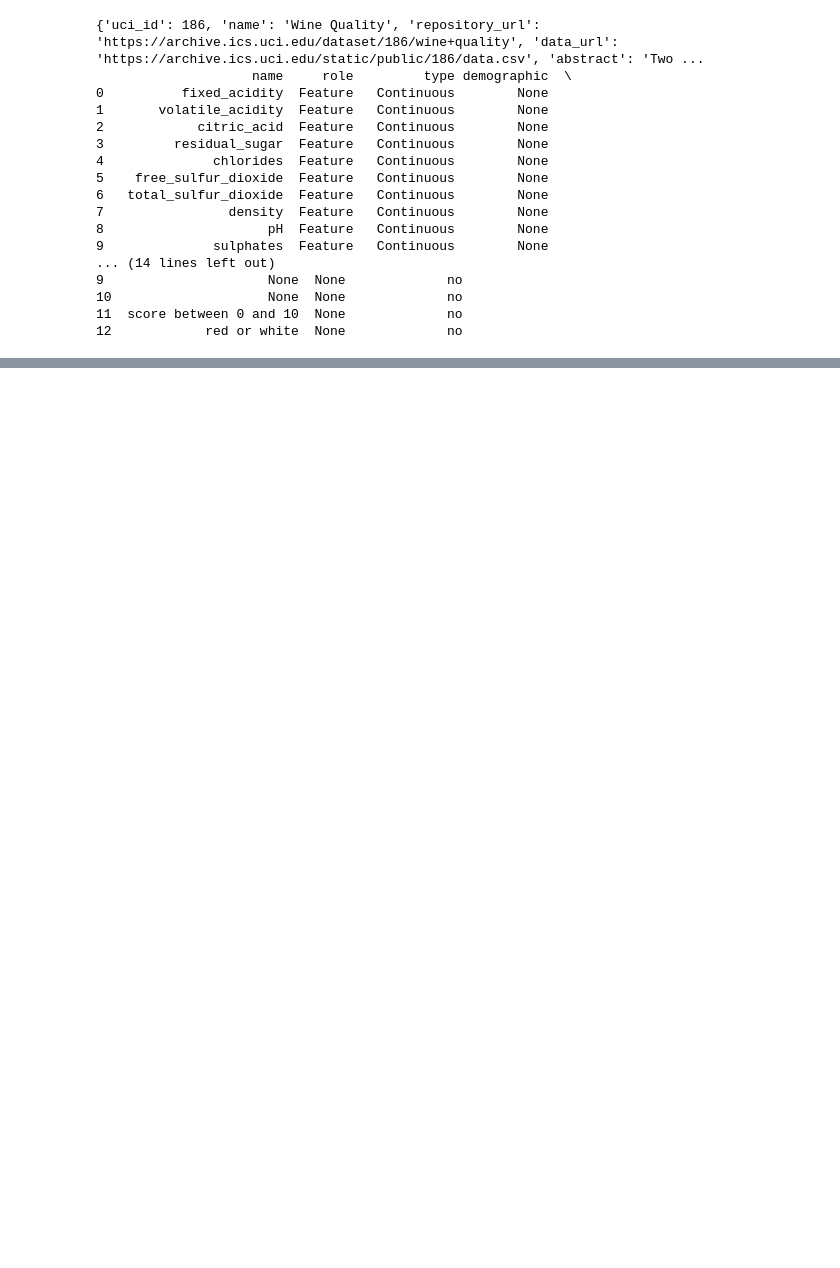
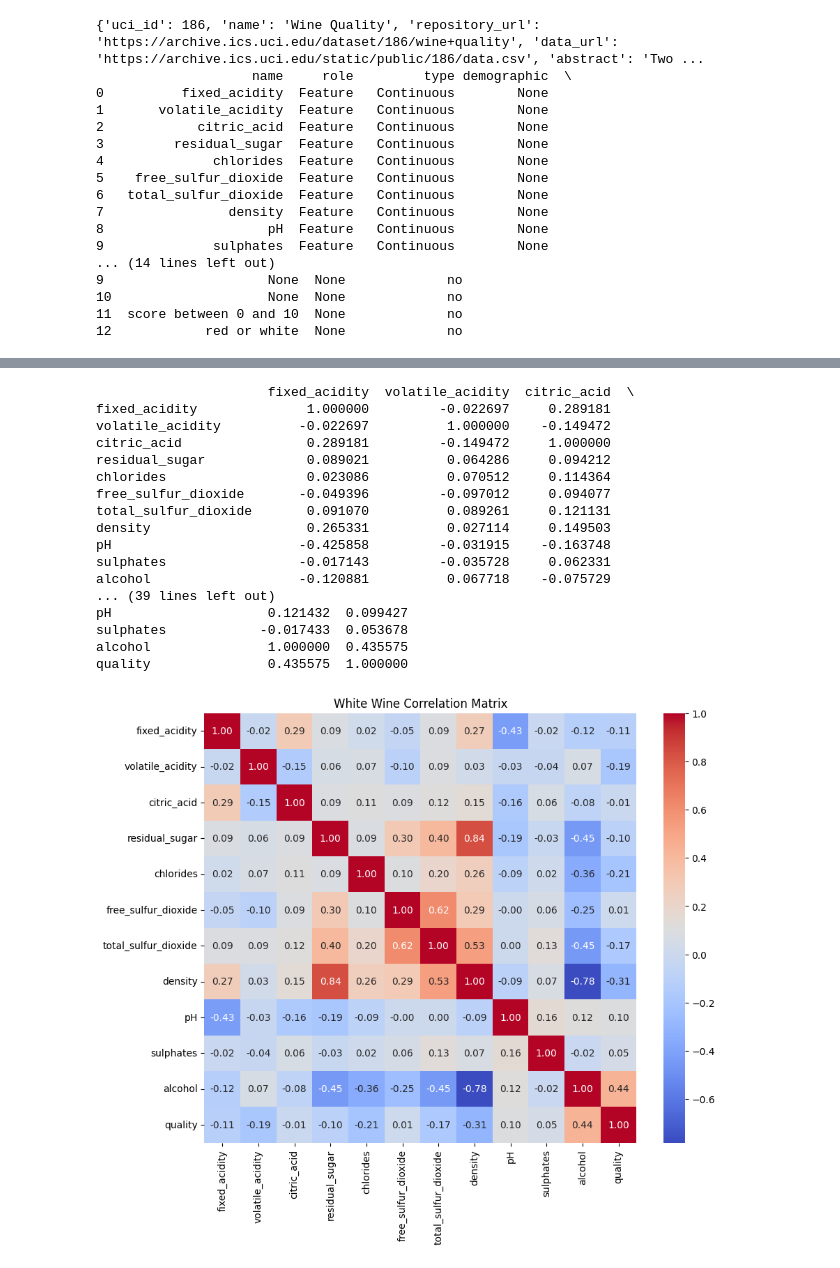
Before and after one commit to karolkadlubowski/MLWineClassifierComparision, a Jupyter notebook: notebooks/wine_notebook.ipynb, the cells around one changed output, grey strips where cells are left out. Saved outputs shown, nothing was run; the diff lists cells and outputs as text; code cells hidden in the pictures; blank space fills up the shorter version.

```diff
--- a/notebooks/wine_notebook.ipynb
+++ b/notebooks/wine_notebook.ipynb
@@ -34,0 +201,21 @@ print(wine_quality.variables)
+# %%
+plot_correlation(X_white, y_white, "White Wine Correlation Matrix")
+# %% [output]
+                      fixed_acidity  volatile_acidity  citric_acid  \
+fixed_acidity              1.000000         -0.022697     0.289181
+volatile_acidity          -0.022697          1.000000    -0.149472
+citric_acid                0.289181         -0.149472     1.000000
+residual_sugar             0.089021          0.064286     0.094212
+chlorides                  0.023086          0.070512     0.114364
+free_sulfur_dioxide       -0.049396         -0.097012     0.094077
+total_sulfur_dioxide       0.091070          0.089261     0.121131
+density                    0.265331          0.027114     0.149503
+pH                        -0.425858         -0.031915    -0.163748
+sulphates                 -0.017143         -0.035728     0.062331
+alcohol                   -0.120881          0.067718    -0.075729
+... (39 lines left out)
+pH                    0.121432  0.099427
+sulphates            -0.017433  0.053678
+alcohol               1.000000  0.435575
+quality               0.435575  1.000000
+[figure, added]
```
Also changed, not shown: parts of 15 cells of this notebook.
